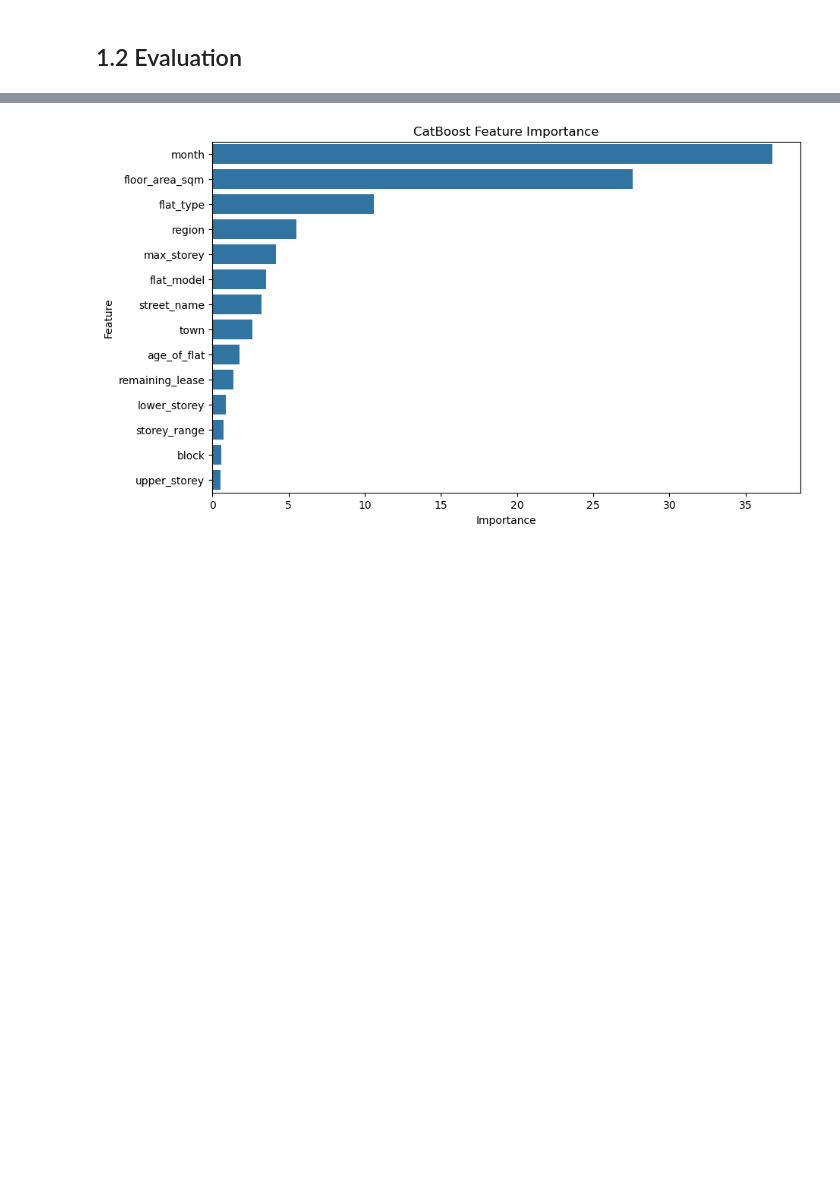
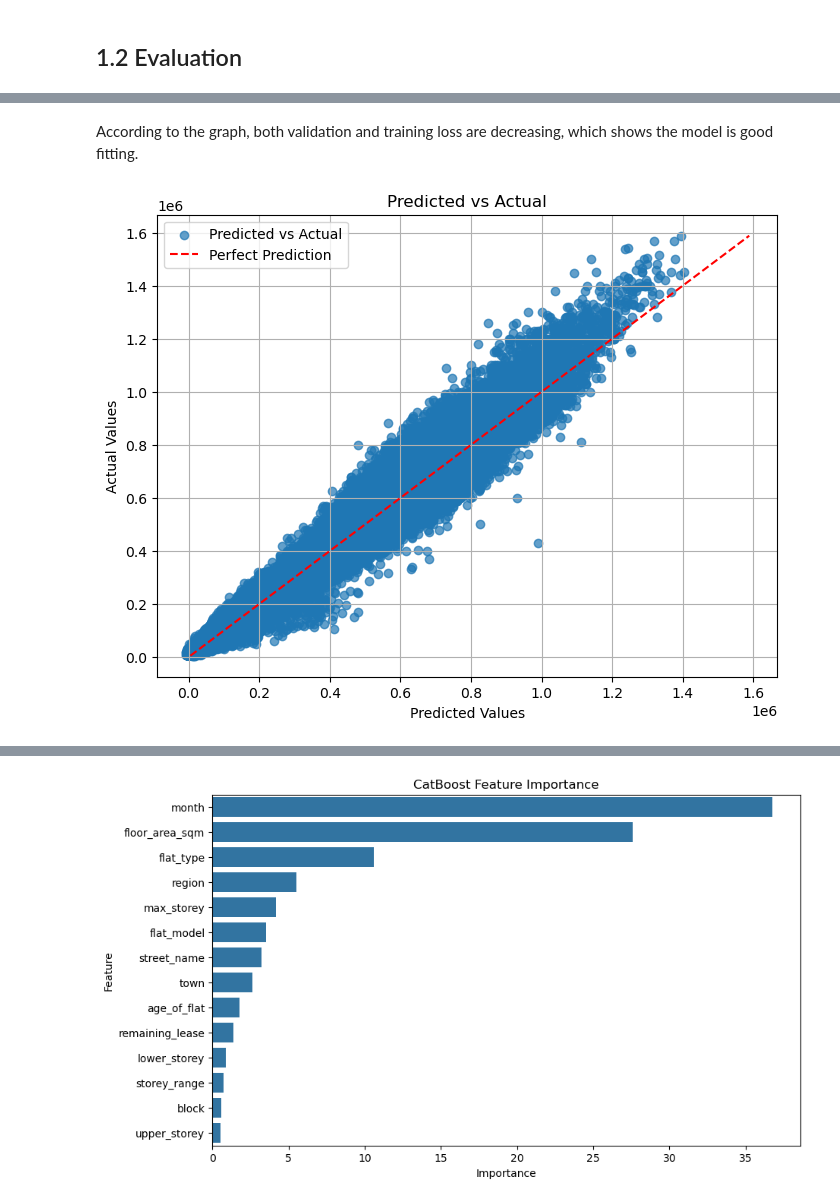
Before and after one commit to Zimmy313/HDB_HousingPrice_ML_Project, a Jupyter notebook: src/Boosting_model.ipynb, the cells around one changed output, grey strips where cells are left out. Drawn from its saved outputs; the diff is of its cells as text; code cells hidden in the pictures; blank space fills up the shorter version.

```diff
--- a/src/Boosting_model.ipynb
+++ b/src/Boosting_model.ipynb
@@ -69,0 +99,14 @@ Test R2 Score: 0.969504429945646
+# %% [markdown]
+According to the graph, both validation and training loss are decreasing, which shows the model is good fitting.
+# %%
+plt.figure(figsize=(8, 6))
+plt.scatter(y_train_pred, y_train, alpha=0.7, label='Predicted vs Actual')
+plt.plot([y_train.min(), y_train.max()], [y_train.min(), y_train.max()], color='red', linestyle='--', label='Perfect Prediction')
+plt.title('Predicted vs Actual')
+plt.xlabel('Predicted Values')
+plt.ylabel('Actual Values')
+plt.grid(True)
+plt.legend()
+plt.show()
+# %% [output]
+[figure, added]
```
Also changed, not shown: parts of 17 cells of this notebook, 10 other files.
